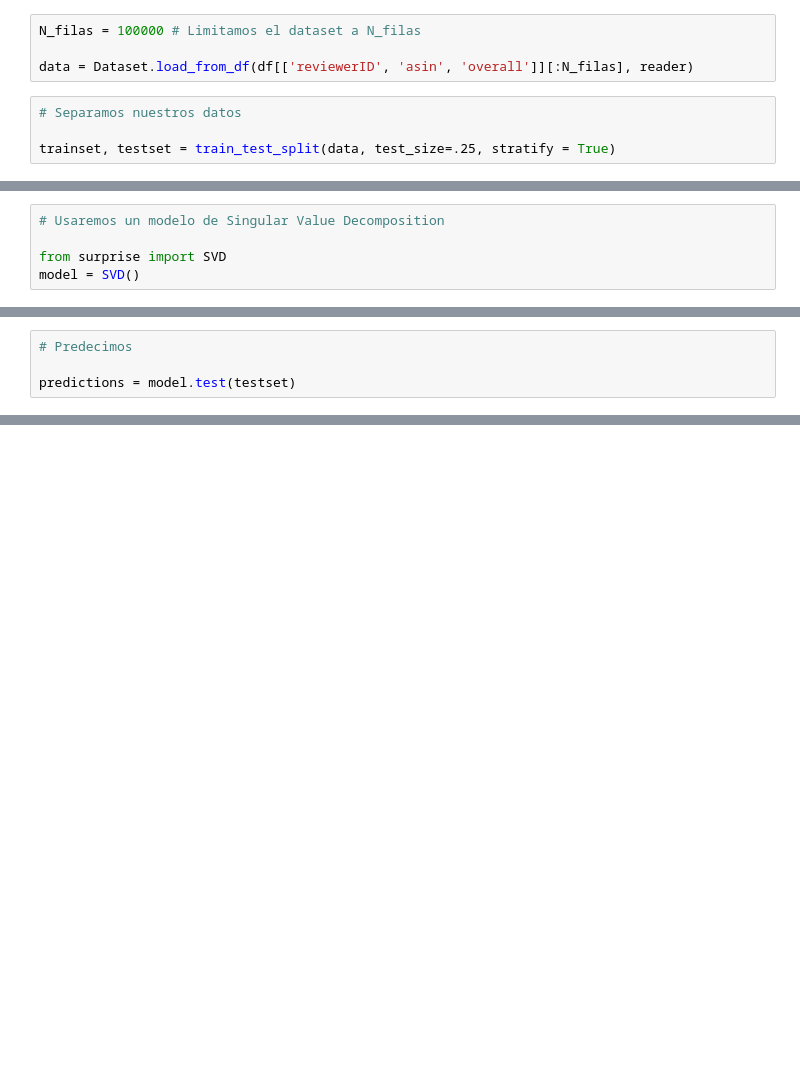
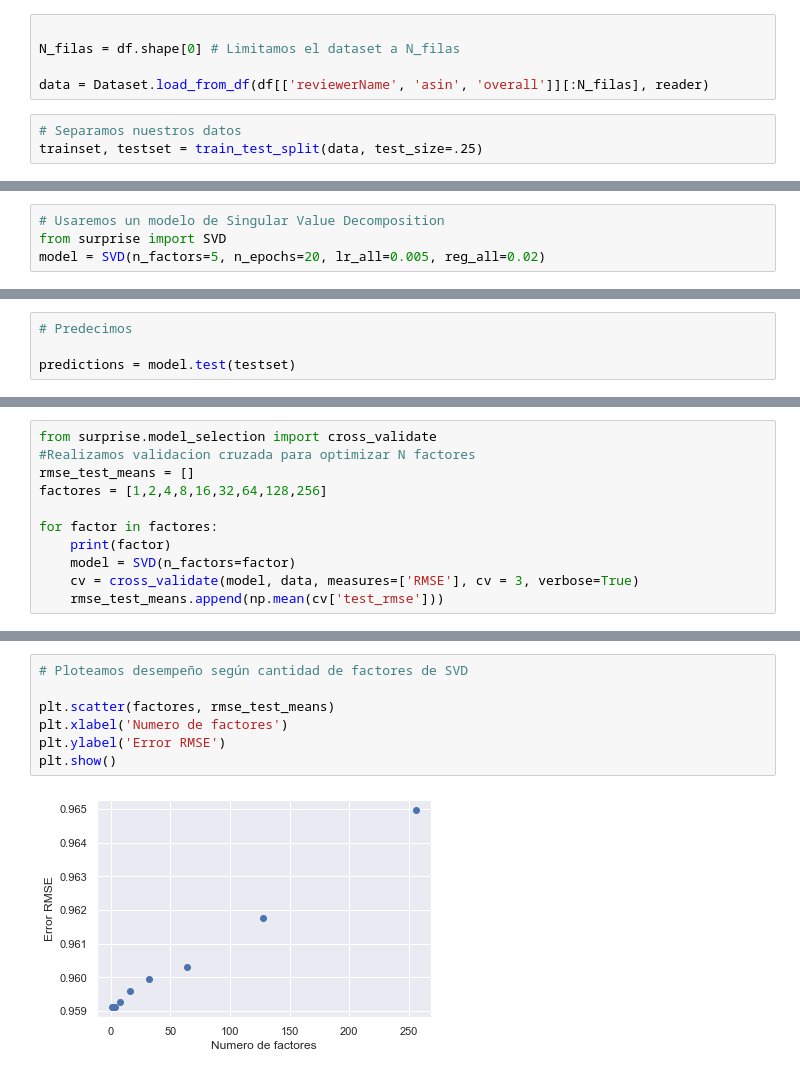
Before and after one commit to joacota2/PF-DATASCIENCE, a Jupyter notebook: Modelo/modelo.ipynb, the cells around one changed output, grey strips where cells are left out. Cells and saved outputs as stored; diff of their text form; blank space fills up the shorter version.

Commit message:
documentacion y modelo

```diff
--- a/Modelo/modelo.ipynb
+++ b/Modelo/modelo.ipynb
@@ -459,8 +16,8 @@ reader = Reader()
 # %%
-N_filas = 100000 # Limitamos el dataset a N_filas
 
-data = Dataset.load_from_df(df[['reviewerID', 'asin', 'overall']][:N_filas], reader)
+N_filas = df.shape[0] # Limitamos el dataset a N_filas
+
+data = Dataset.load_from_df(df[['reviewerName', 'asin', 'overall']][:N_filas], reader)
 # %%
 # Separamos nuestros datos
-
-trainset, testset = train_test_split(data, test_size=.25, stratify = True)
+trainset, testset = train_test_split(data, test_size=.25)
@@ -467,8 +28,7 @@ trainset, testset = train_test_split(data, test_size=.25, stratify = True)
 # %%
 # Usaremos un modelo de Singular Value Decomposition
-
 from surprise import SVD
-model = SVD()
+model = SVD(n_factors=5, n_epochs=20, lr_all=0.005, reg_all=0.02)
 # %%
 # Entrenamos el modelo
 
@@ -481,0 +193,11 @@ predictions[1]
+# %%
+from surprise.model_selection import cross_validate
+#Realizamos validacion cruzada para optimizar N factores
+rmse_test_means = []
+factores = [1,2,4,8,16,32,64,128,256]
+
+for factor in factores:
+    print(factor)
+    model = SVD(n_factors=factor)
+    cv = cross_validate(model, data, measures=['RMSE'], cv = 3, verbose=True)
+    rmse_test_means.append(np.mean(cv['test_rmse']))
@@ -481,0 +222,9 @@ predictions[1]
+# %%
+# Ploteamos desempeño según cantidad de factores de SVD
+
+plt.scatter(factores, rmse_test_means)
+plt.xlabel('Numero de factores')
+plt.ylabel('Error RMSE')
+plt.show()
+# %% [output]
+[figure, added]
```
Also changed, not shown: parts of 68 cells of this notebook, 3 other files.
